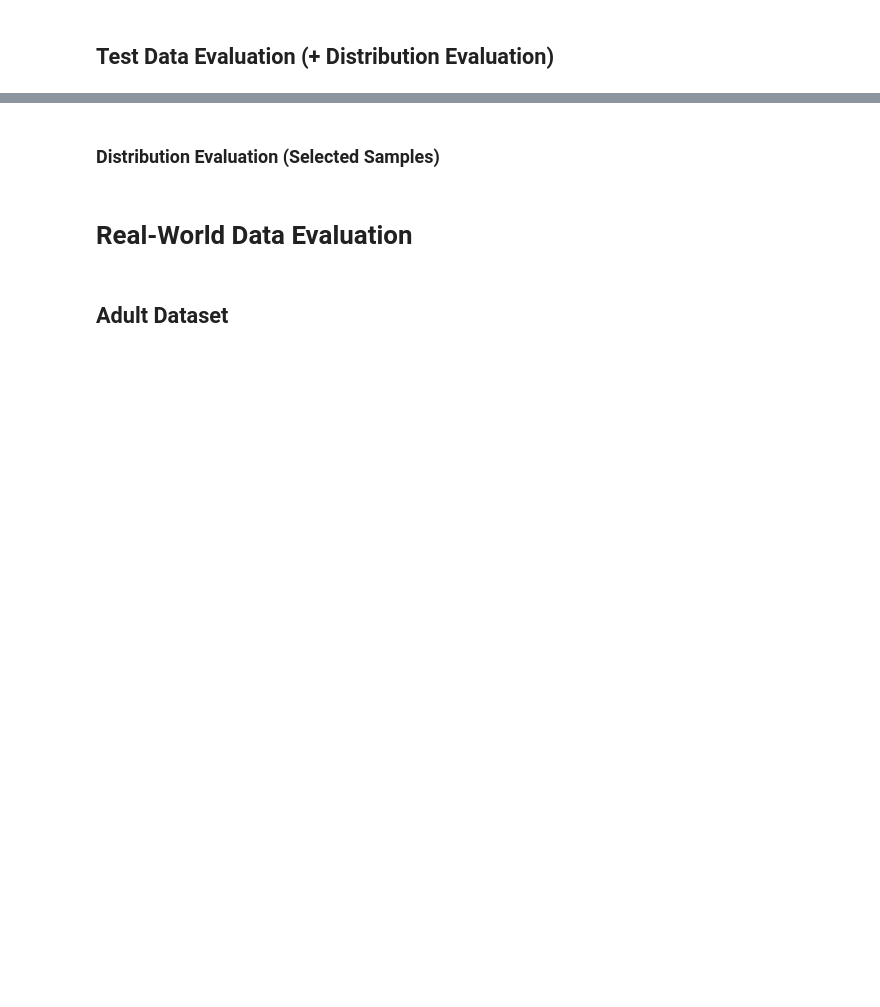
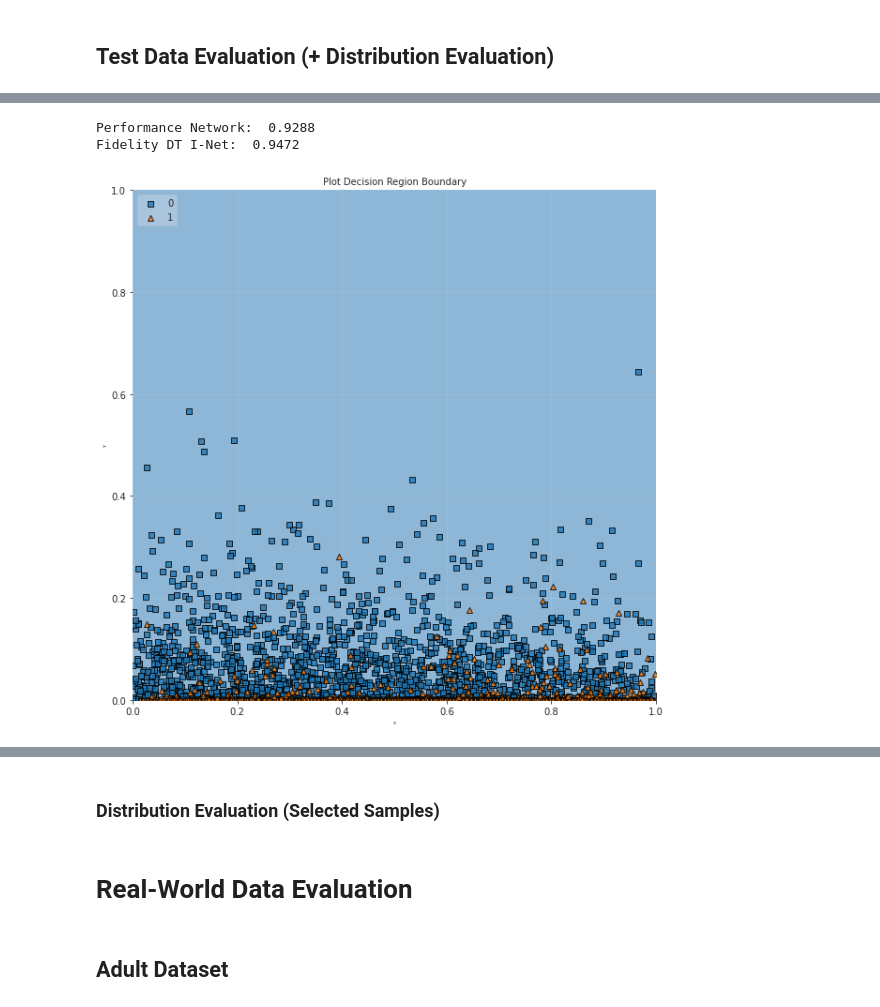
Before and after one commit to p-koenig/I-Nets-For-Logistic-Regression, a Jupyter notebook: 03_decision_trees/03_interpretation_net-n02-maxDist1-WORKING-Copy3.ipynb, the cells around one changed output, grey strips where cells are left out. Drawn from its saved outputs; the diff is of its cells as text; code cells hidden in the pictures; blank space fills up the shorter version.

```diff
--- a/03_decision_trees/03_interpretation_net-n02-maxDist1-WORKING-Copy3.ipynb
+++ b/03_decision_trees/03_interpretation_net-n02-maxDist1-WORKING-Copy3.ipynb
@@ -867,5 +937,6 @@ image
 # %%
-tree_feature_importance = dt_distilled_list_test[0][index][1]
+tree_feature_importance = DecisionTreeClassifier(max_depth=config['function_family']['maximum_depth'])#dt_distilled_list_test[0][index][1]
+tree_feature_importance.fit(data_dict_list_test[index]['X_train'], data_dict_list_test[index]['y_train'])
 
 feature_index = list(np.sort(np.argsort(tree_feature_importance.feature_importances_)[::-1][:2]))
 filler_features = list(np.sort(np.argsort(tree_feature_importance.feature_importances_)[::-1][2:]))
@@ -875,36 +946,53 @@ width=0.5
 
 filler_feature_values = {}
 filler_feature_ranges = {}
 for feature in filler_features:
     filler_feature_values[feature] = value
     filler_feature_ranges[feature] = width
 
-tree = parameterDT(dt_inet_list_test[0][index], config)
+if config['function_family']['dt_type'] == 'vanilla':
+    tree_inet = parameterDT(dt_inet_list_test[0][index], config)
+else:
+    tree_inet = SDT(input_dim=config['data']['number_of_variables'],
+                       output_dim=config['data']['num_classes'],
+                       depth=config['function_family']['maximum_depth'],
+                       beta=config['function_family']['beta'],
+                       decision_sparsity=config['function_family']['decision_sparsity'],
+                       use_cuda=False,
+                       verbosity=0)
+    tree_inet.initialize_from_parameter_array(dt_inet_list_test[0][index])
+
+network = network_parameters_to_network(shaped_network_parameters_to_array(test_network_list[index], config), config)
+
 
 data = data_dict_list_test[index]['X_valid']
 preds_network = np.round(network.predict(data))
 acc_network = accuracy_score(data_dict_list_test[index]['y_valid'], preds_network)
 print('Performance Network: ', acc_network)
-preds_tree_inet = np.round(tree.predict(data))
+preds_tree_inet = np.round(tree_inet.predict(data))
 acc_inet_tree = accuracy_score(preds_network, preds_tree_inet)
 print('Fidelity DT I-Net: ', acc_inet_tree)
 
 
 plt.figure(figsize=(10, 10))
 plot_decision_regions(X=data_dict_list_test[index]['X_train'],
                       y=data_dict_list_test[index]['y_train'].ravel(),
-                      clf=tree,
+                      clf=tree_inet,
                       feature_index=feature_index,#[0,1],                        #these one will be plotted
                       filler_feature_values=filler_feature_values,#{2: value, 3:value},  #these will be ignored
                       filler_feature_ranges=filler_feature_ranges,#{2: width, 3: width},
                       legend=2)
 
 plt.xlim([0, 1])
 plt.ylim([0, 1])
 plt.xlabel("x", size=5)
 plt.ylabel("y", size=5)
 plt.title('Plot Decision Region Boundary', size=10)
 plt.show()
+# %% [output]
+Performance Network:  0.9288
+Fidelity DT I-Net:  0.9472
+[figure, added]
 # %%
 if config['function_family']['dt_type'] == 'vanilla':
     plt.figure(figsize=(25,8))
```
Also changed, not shown: parts of 25 cells of this notebook, 9 other files.
